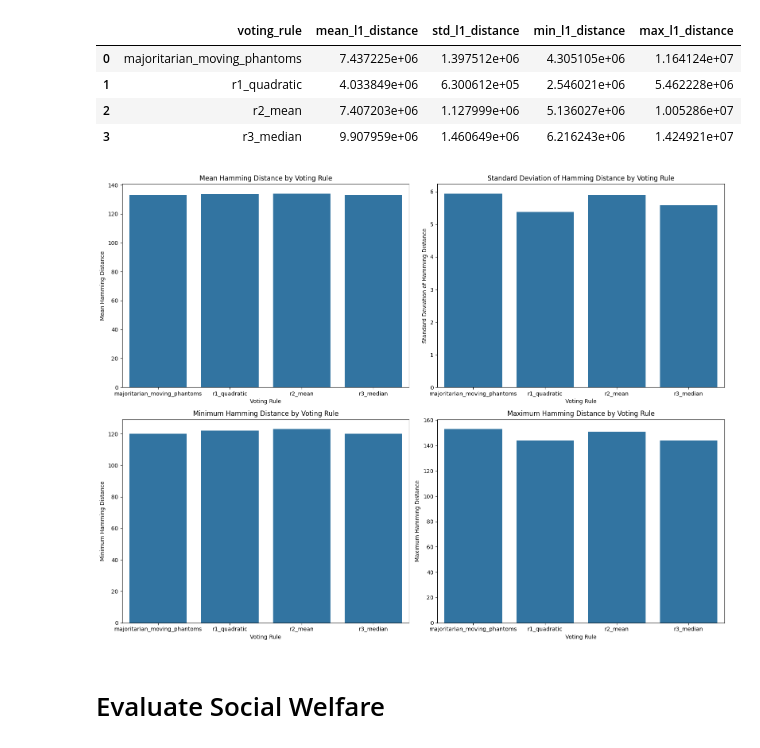
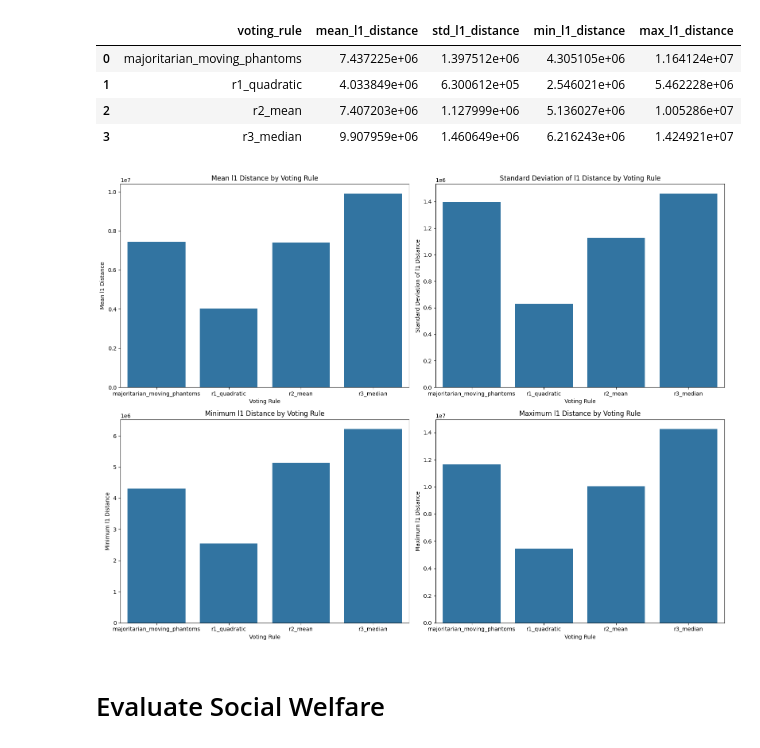
Before and after one commit to GovXS/Evaluating-Voting-Design-Tradeoffs-for-Retro-Funding, a Jupyter notebook: simulations/run.ipynb, the cells around one changed output. Saved outputs shown, nothing was run; the diff lists cells and outputs as text; code cells hidden in the pictures.

```diff
--- a/simulations/run.ipynb
+++ b/simulations/run.ipynb
@@ -239,38 +239,38 @@ alignment_metrics
 # %%
 import matplotlib.pyplot as plt
 import seaborn as sns
 
 # Plotting metrics
 fig, axes = plt.subplots(2, 2, figsize=(16, 12))
 
-# Mean Hamming Distance
-sns.barplot(x='voting_rule', y='mean_hamming_distance', data=alignment_metrics, ax=axes[0, 0])
-axes[0, 0].set_title('Mean Hamming Distance by Voting Rule')
+# Mean l1 Distance
+sns.barplot(x='voting_rule', y='mean_l1_distance', data=alignment_metrics, ax=axes[0, 0])
+axes[0, 0].set_title('Mean l1 Distance by Voting Rule')
 axes[0, 0].set_xlabel('Voting Rule')
-axes[0, 0].set_ylabel('Mean Hamming Distance')
+axes[0, 0].set_ylabel('Mean l1 Distance')
 
-# Standard Deviation of Hamming Distance
-sns.barplot(x='voting_rule', y='std_hamming_distance', data=alignment_metrics, ax=axes[0, 1])
-axes[0, 1].set_title('Standard Deviation of Hamming Distance by Voting Rule')
+# Standard Deviation of l1 Distance
+sns.barplot(x='voting_rule', y='std_l1_distance', data=alignment_metrics, ax=axes[0, 1])
+axes[0, 1].set_title('Standard Deviation of l1 Distance by Voting Rule')
 axes[0, 1].set_xlabel('Voting Rule')
-axes[0, 1].set_ylabel('Standard Deviation of Hamming Distance')
+axes[0, 1].set_ylabel('Standard Deviation of l1 Distance')
 
-# Minimum Hamming Distance
-sns.barplot(x='voting_rule', y='min_hamming_distance', data=alignment_metrics, ax=axes[1, 0])
-axes[1, 0].set_title('Minimum Hamming Distance by Voting Rule')
+# Minimum l1 Distance
+sns.barplot(x='voting_rule', y='min_l1_distance', data=alignment_metrics, ax=axes[1, 0])
+axes[1, 0].set_title('Minimum l1 Distance by Voting Rule')
 axes[1, 0].set_xlabel('Voting Rule')
-axes[1, 0].set_ylabel('Minimum Hamming Distance')
+axes[1, 0].set_ylabel('Minimum l1 Distance')
 
-# Maximum Hamming Distance
-sns.barplot(x='voting_rule', y='max_hamming_distance', data=alignment_metrics, ax=axes[1, 1])
-axes[1, 1].set_title('Maximum Hamming Distance by Voting Rule')
+# Maximum l1 Distance
+sns.barplot(x='voting_rule', y='max_l1_distance', data=alignment_metrics, ax=axes[1, 1])
+axes[1, 1].set_title('Maximum l1 Distance by Voting Rule')
 axes[1, 1].set_xlabel('Voting Rule')
-axes[1, 1].set_ylabel('Maximum Hamming Distance')
+axes[1, 1].set_ylabel('Maximum l1 Distance')
 
 plt.tight_layout()
 plt.show()
 # %% [output]
-[figure, old version]
+[figure, new version]
 # %% [markdown]
 # Evaluate Social Welfare
 # %%
```
Also changed, not shown: parts of 4 cells of this notebook, 1 other file.
